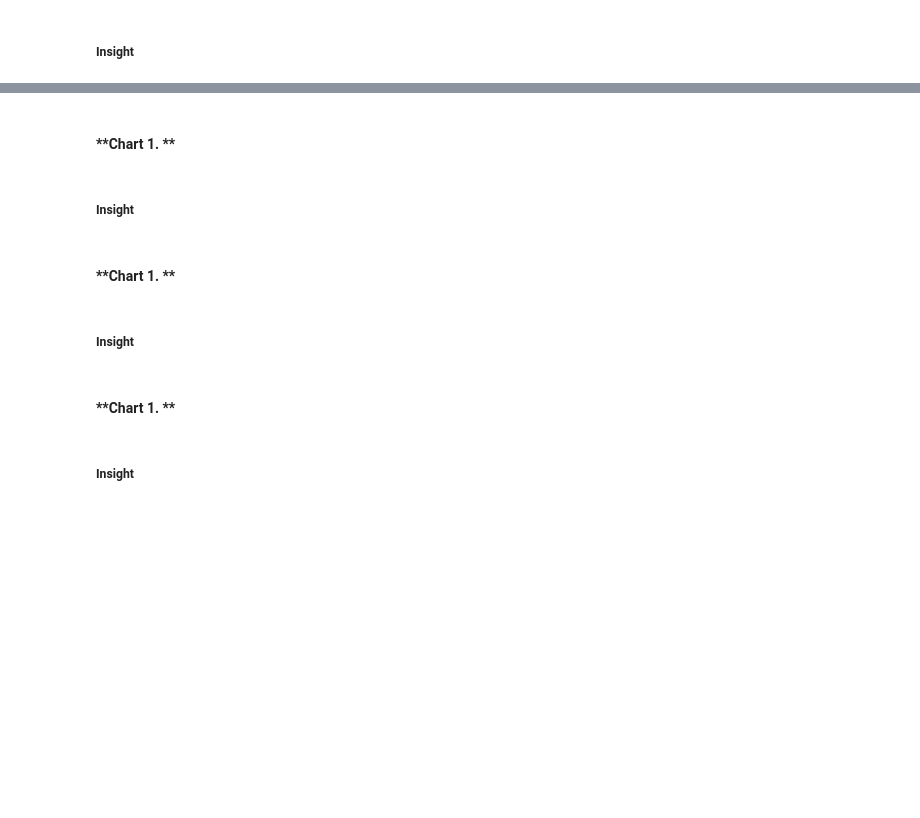
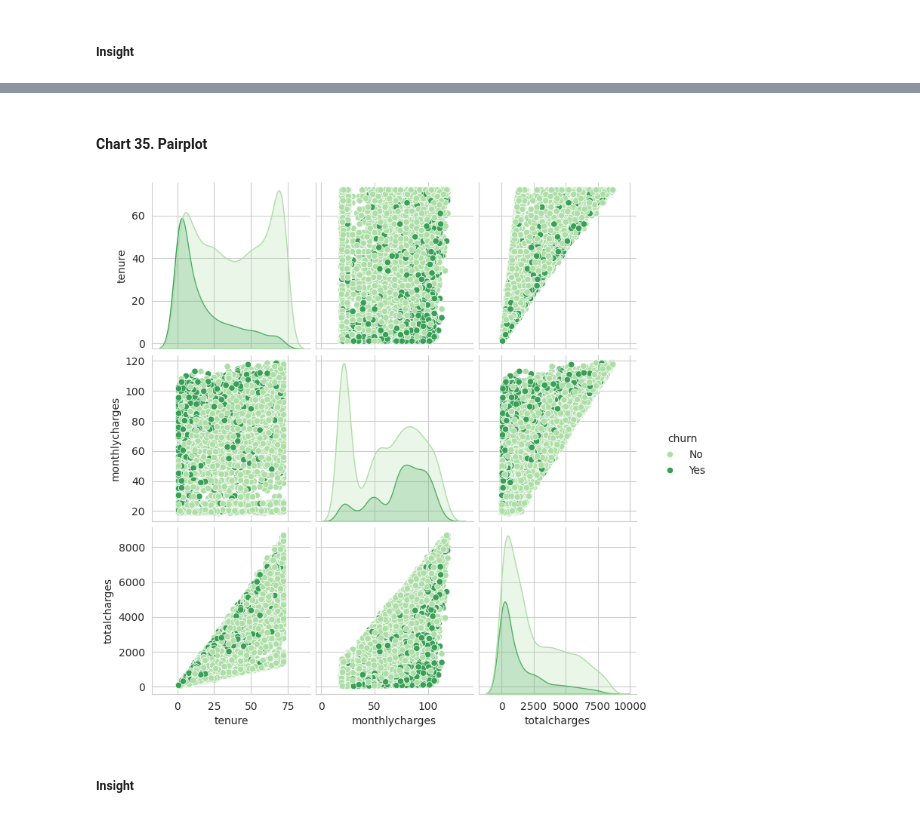
Before and after one commit to Sagarjain93/Machine-Learning-Portfolio, a Jupyter notebook: 03_ML_Practice/Customer_Churn_In_Telecom/Customer_Churn_Telecom.ipynb, the cells around one changed output, grey strips where cells are left out. Drawn from its saved outputs; the diff is of its cells as text; code cells hidden in the pictures; blank space fills up the shorter version.

```diff
--- a/03_ML_Practice/Customer_Churn_In_Telecom/Customer_Churn_Telecom.ipynb
+++ b/03_ML_Practice/Customer_Churn_In_Telecom/Customer_Churn_Telecom.ipynb
@@ -1361,12 +1527,17 @@ Retention improves with:
 # %% [markdown]
-#### **Chart 1.  **
+#### **Chart 35. Pairplot**
+# %%
+# Chart No. 35 – Pairplot (Numerical Features with Churn)
+
+sns.pairplot(
+    df[['tenure','monthlycharges','totalcharges','churn']],
+    hue='churn',
+    palette='Greens',
+    diag_kind='kde'
+)
+
+plt.show()
+# %% [output]
+[figure, added]
 # %% [markdown]
 ##### **Insight**
-# %% [markdown]
-#### **Chart 1.  **
-# %% [markdown]
-##### **Insight**
-# %% [markdown]
-#### **Chart 1.  **
-# %% [markdown]
-##### **Insight**
```
Also changed, not shown: parts of 40 cells of this notebook.
